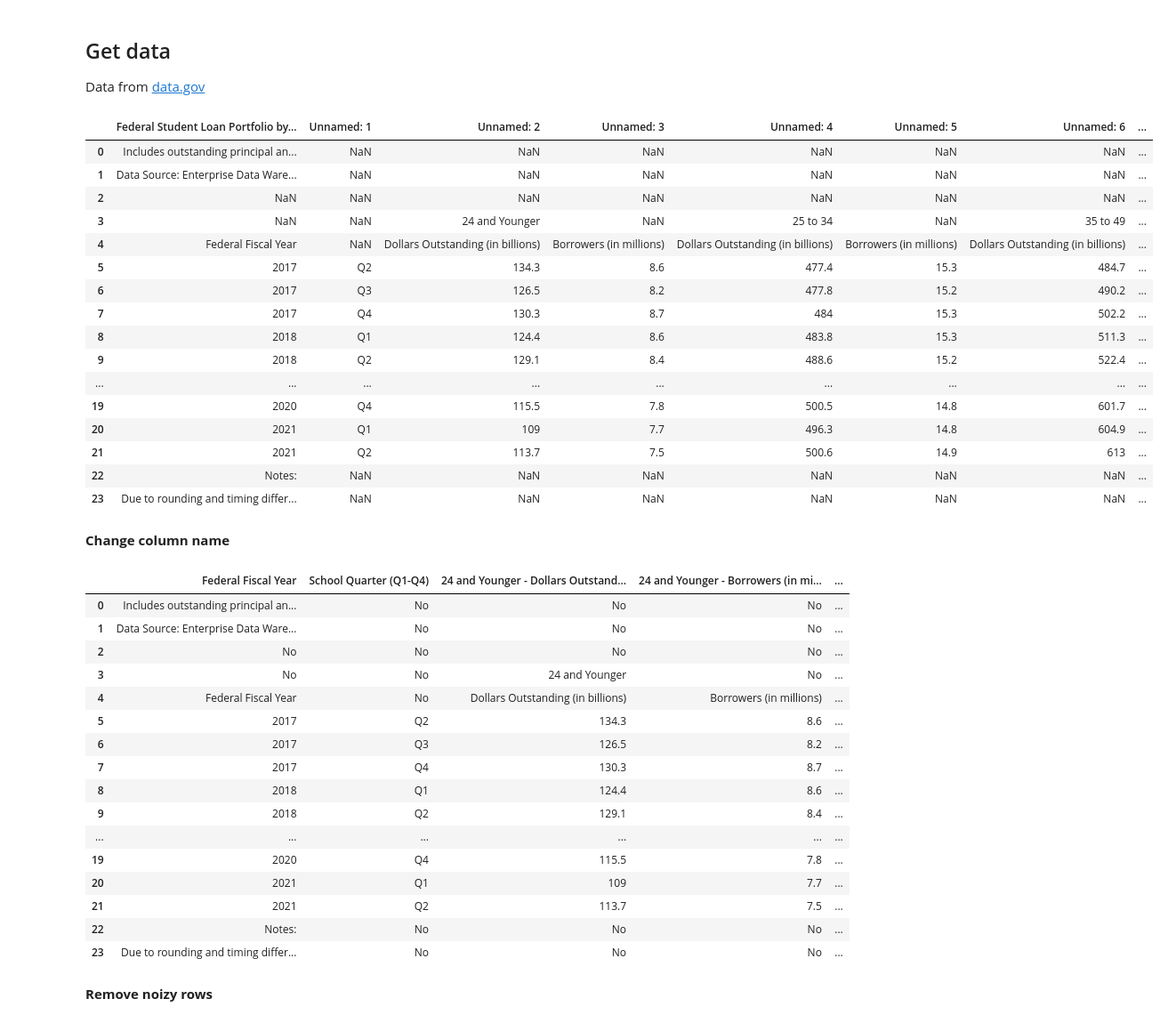
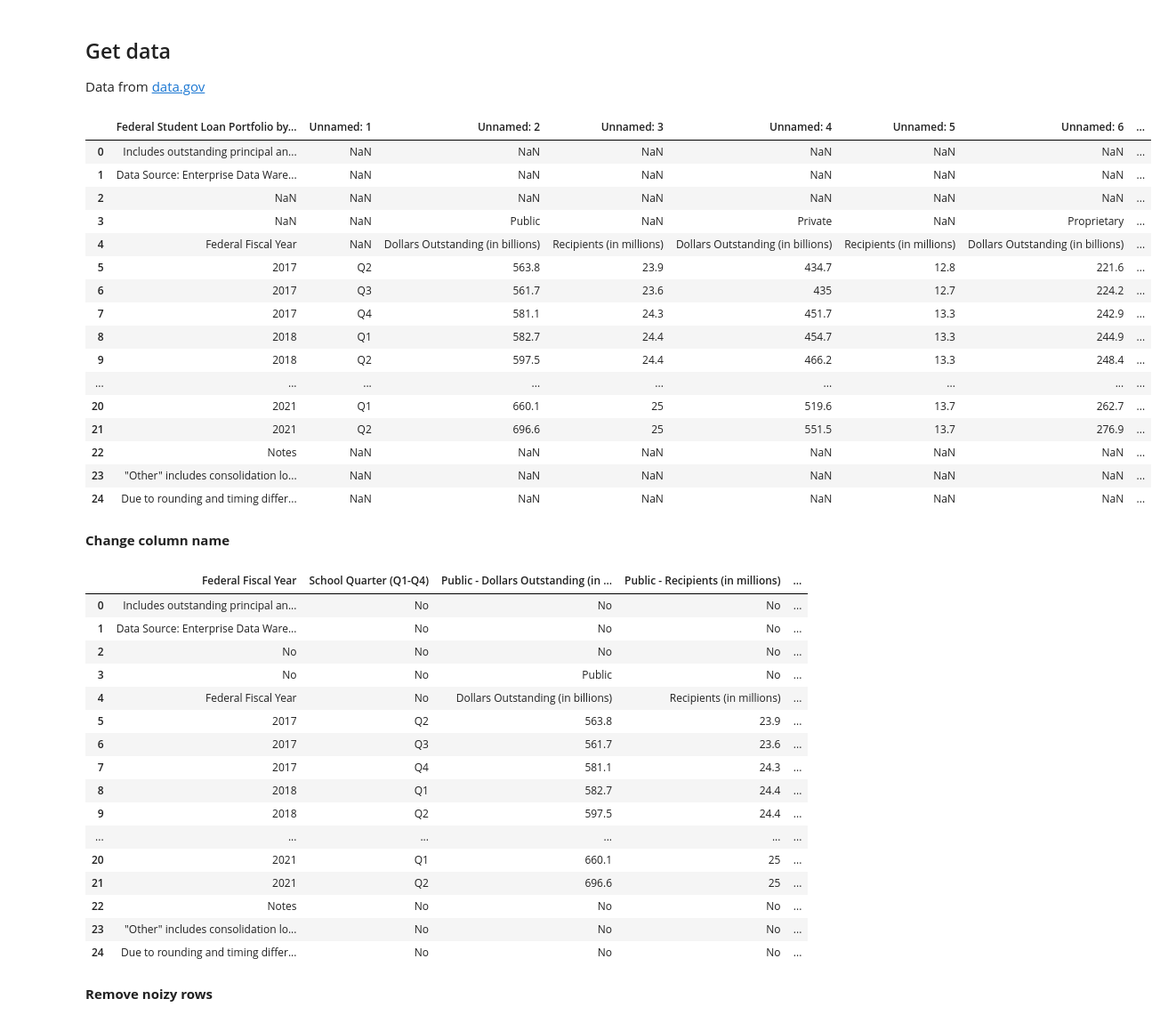
Before and after one commit to MigashaneVictoire/Federal-Student-Loan-Analysis, a Jupyter notebook: wrangle_portfolio_ by_school_type.ipynb, the cells around one changed output. Shown at 89% size. Drawn from its saved outputs; the diff is of its cells as text; code cells hidden in the pictures.

Commit message:
modified porfolio by school

```diff
--- a/wrangle_portfolio_ by_school_type.ipynb
+++ b/wrangle_portfolio_ by_school_type.ipynb
@@ -8,26 +8,26 @@ warnings.filterwarnings("ignore")
 
 Data from [data.gov](https://catalog.data.gov/dataset/federal-student-loan-portfolio-2e077)
 # %%
-portfolio_df = pd.read_excel('https://data.ed.gov/dataset/fb615e1a-f95f-478d-bf7b-350fdf21133e/resource/a6eb7b27-4393-410d-8db0-fec02e70203f/download/portfolio-by-age.xls')
+portfolio_df = pd.read_excel('https://data.ed.gov/dataset/fb615e1a-f95f-478d-bf7b-350fdf21133e/resource/218e1ede-c4db-4f90-ad85-0fd05790c761/download/portfolio-by-school-type.xls')
 portfolio_df
 # %% [output]
 |  | Federal Student Loan Portfolio by... | Unnamed: 1 | Unnamed: 2 | Unnamed: 3 | Unnamed: 4 | Unnamed: 5 | Unnamed: 6 | ... |
 | 0 | Includes outstanding principal an... | NaN | NaN | NaN | NaN | NaN | NaN | ... |
 | 1 | Data Source: Enterprise Data Ware... | NaN | NaN | NaN | NaN | NaN | NaN | ... |
 | 2 | NaN | NaN | NaN | NaN | NaN | NaN | NaN | ... |
-| 3 | NaN | NaN | 24 and Younger | NaN | 25 to 34 | NaN | 35 to 49 | ... |
-| 4 | Federal Fiscal Year | NaN | Dollars Outstanding (in billions) | Borrowers (in millions) | Dollars Outstanding (in billions) | Borrowers (in millions) | Dollars Outstanding (in billions) | ... |
-| 5 | 2017 | Q2 | 134.3 | 8.6 | 477.4 | 15.3 | 484.7 | ... |
-| 6 | 2017 | Q3 | 126.5 | 8.2 | 477.8 | 15.2 | 490.2 | ... |
-| 7 | 2017 | Q4 | 130.3 | 8.7 | 484 | 15.3 | 502.2 | ... |
-| 8 | 2018 | Q1 | 124.4 | 8.6 | 483.8 | 15.3 | 511.3 | ... |
-| 9 | 2018 | Q2 | 129.1 | 8.4 | 488.6 | 15.2 | 522.4 | ... |
+| 3 | NaN | NaN | Public | NaN | Private | NaN | Proprietary | ... |
+| 4 | Federal Fiscal Year | NaN | Dollars Outstanding (in billions) | Recipients (in millions) | Dollars Outstanding (in billions) | Recipients (in millions) | Dollars Outstanding (in billions) | ... |
+| 5 | 2017 | Q2 | 563.8 | 23.9 | 434.7 | 12.8 | 221.6 | ... |
+| 6 | 2017 | Q3 | 561.7 | 23.6 | 435 | 12.7 | 224.2 | ... |
+| 7 | 2017 | Q4 | 581.1 | 24.3 | 451.7 | 13.3 | 242.9 | ... |
+| 8 | 2018 | Q1 | 582.7 | 24.4 | 454.7 | 13.3 | 244.9 | ... |
+| 9 | 2018 | Q2 | 597.5 | 24.4 | 466.2 | 13.3 | 248.4 | ... |
 | ... | ... | ... | ... | ... | ... | ... | ... | ... |
-| 19 | 2020 | Q4 | 115.5 | 7.8 | 500.5 | 14.8 | 601.7 | ... |
-| 20 | 2021 | Q1 | 109 | 7.7 | 496.3 | 14.8 | 604.9 | ... |
-| 21 | 2021 | Q2 | 113.7 | 7.5 | 500.6 | 14.9 | 613 | ... |
-| 22 | Notes: | NaN | NaN | NaN | NaN | NaN | NaN | ... |
-| 23 | Due to rounding and timing differ... | NaN | NaN | NaN | NaN | NaN | NaN | ... |
+| 20 | 2021 | Q1 | 660.1 | 25 | 519.6 | 13.7 | 262.7 | ... |
+| 21 | 2021 | Q2 | 696.6 | 25 | 551.5 | 13.7 | 276.9 | ... |
+| 22 | Notes | NaN | NaN | NaN | NaN | NaN | NaN | ... |
+| 23 | "Other" includes consolidation lo... | NaN | NaN | NaN | NaN | NaN | NaN | ... |
+| 24 | Due to rounding and timing differ... | NaN | NaN | NaN | NaN | NaN | NaN | ... |
 # %% [markdown]
 **Change column name**
 # %%
@@ -57,23 +57,23 @@ portfolio_df.columns = new_col
 # %%
 portfolio_df
 # %% [output]
-|  | Federal Fiscal Year | School Quarter (Q1-Q4) | 24 and Younger - Dollars Outstand... | 24 and Younger - Borrowers (in mi... | ... |
+|  | Federal Fiscal Year | School Quarter (Q1-Q4) | Public - Dollars Outstanding (in ... | Public - Recipients (in millions) | ... |
 | 0 | Includes outstanding principal an... | No | No | No | ... |
 | 1 | Data Source: Enterprise Data Ware... | No | No | No | ... |
 | 2 | No | No | No | No | ... |
-| 3 | No | No | 24 and Younger | No | ... |
-| 4 | Federal Fiscal Year | No | Dollars Outstanding (in billions) | Borrowers (in millions) | ... |
-| 5 | 2017 | Q2 | 134.3 | 8.6 | ... |
-| 6 | 2017 | Q3 | 126.5 | 8.2 | ... |
-| 7 | 2017 | Q4 | 130.3 | 8.7 | ... |
-| 8 | 2018 | Q1 | 124.4 | 8.6 | ... |
-| 9 | 2018 | Q2 | 129.1 | 8.4 | ... |
+| 3 | No | No | Public | No | ... |
+| 4 | Federal Fiscal Year | No | Dollars Outstanding (in billions) | Recipients (in millions) | ... |
+| 5 | 2017 | Q2 | 563.8 | 23.9 | ... |
+| 6 | 2017 | Q3 | 561.7 | 23.6 | ... |
+| 7 | 2017 | Q4 | 581.1 | 24.3 | ... |
+| 8 | 2018 | Q1 | 582.7 | 24.4 | ... |
+| 9 | 2018 | Q2 | 597.5 | 24.4 | ... |
 | ... | ... | ... | ... | ... | ... |
-| 19 | 2020 | Q4 | 115.5 | 7.8 | ... |
-| 20 | 2021 | Q1 | 109 | 7.7 | ... |
-| 21 | 2021 | Q2 | 113.7 | 7.5 | ... |
-| 22 | Notes: | No | No | No | ... |
-| 23 | Due to rounding and timing differ... | No | No | No | ... |
+| 20 | 2021 | Q1 | 660.1 | 25 | ... |
+| 21 | 2021 | Q2 | 696.6 | 25 | ... |
+| 22 | Notes | No | No | No | ... |
+| 23 | "Other" includes consolidation lo... | No | No | No | ... |
+| 24 | Due to rounding and timing differ... | No | No | No | ... |
 # %% [markdown]
 **Remove noizy rows**
 # %%
```
Also changed, not shown: parts of 3 cells of this notebook.
